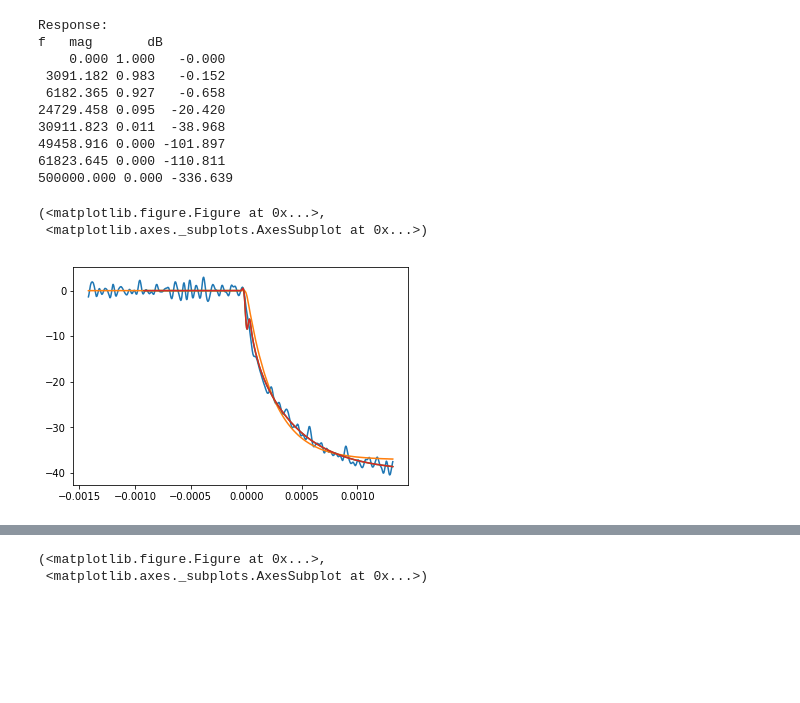
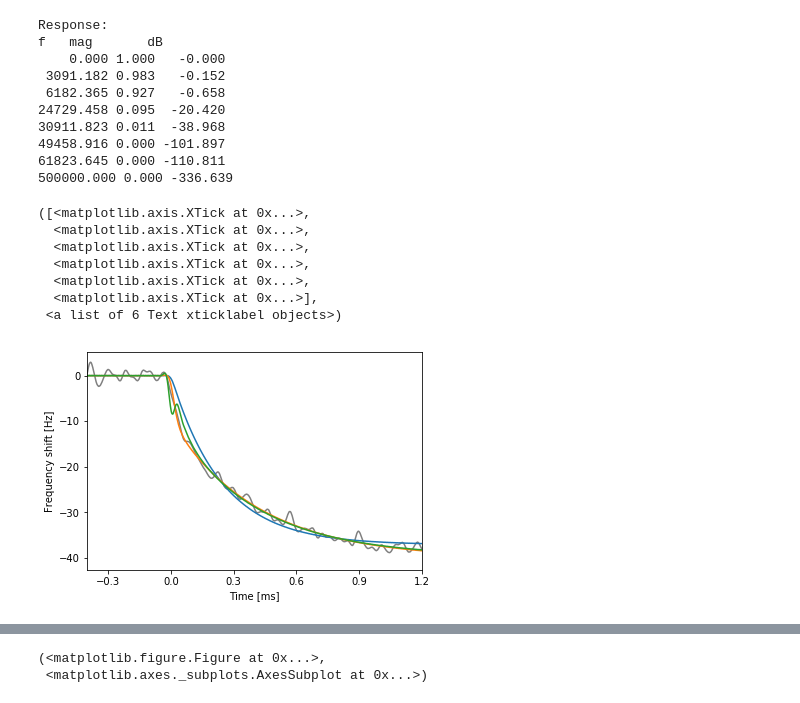
Before and after one commit to ryanpdwyer/1605-phasekick, a Jupyter notebook: notebooks/dc-ac-separation/model-near-zero-time-series.ipynb, the cells around one changed output, grey strips where cells are left out. Drawn from its saved outputs; the diff is of its cells as text; code cells hidden in the pictures; blank space fills up the shorter version.

```diff
--- a/notebooks/dc-ac-separation/model-near-zero-time-series.ipynb
+++ b/notebooks/dc-ac-separation/model-near-zero-time-series.ipynb
@@ -115,9 +143,3 @@ f   mag       dB
 49458.916 0.000 -101.897
 61823.645 0.000 -110.811
 500000.000 0.000 -336.639
-# %%
-plot_lis([b.li, b.simp.li, b.simpDC.li, b.simpDC.li], 'df')
-# %% [output]
-(<matplotlib.figure.Figure at 0x...>,
- <matplotlib.axes._subplots.AxesSubplot at 0x...>)
-[figure, removed]
@@ -123,0 +148,21 @@ plot_lis([b.li, b.simp.li, b.simpDC.li, b.simpDC.li], 'df')
+# %%
+colors=['0.5']
+colors.extend(color_cycle)
+
+for li, color in zip([b.li, b.simp.li, b.simp2.li, b.simpDC.li], colors) :
+    plt.plot(li('t')*1e3, li('df'), color=color)
+
+plt.ylabel("Frequency shift [Hz]")
+plt.xlabel("Time [ms]")
+plt.xlim(-0.4, 1.2)
+plt.xticks(np.linspace(-0.3, 1.2, 6))
+# plt.savefig("../../../../Talks/161109-pk-efm-theory-v2/df-time-domain.pdf")
+# %% [output]
+([<matplotlib.axis.XTick at 0x...>,
+  <matplotlib.axis.XTick at 0x...>,
+  <matplotlib.axis.XTick at 0x...>,
+  <matplotlib.axis.XTick at 0x...>,
+  <matplotlib.axis.XTick at 0x...>,
+  <matplotlib.axis.XTick at 0x...>],
+ <a list of 6 Text xticklabel objects>)
+[figure, added]
```
Also changed, not shown: parts of 13 cells of this notebook, 1 other file.
